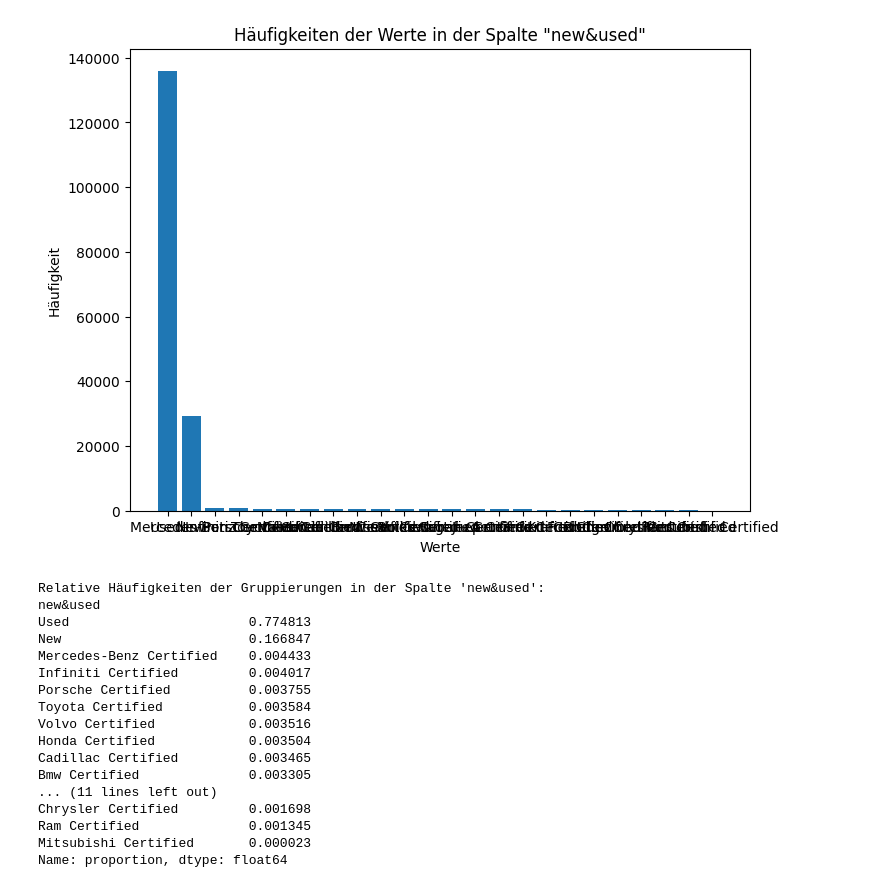
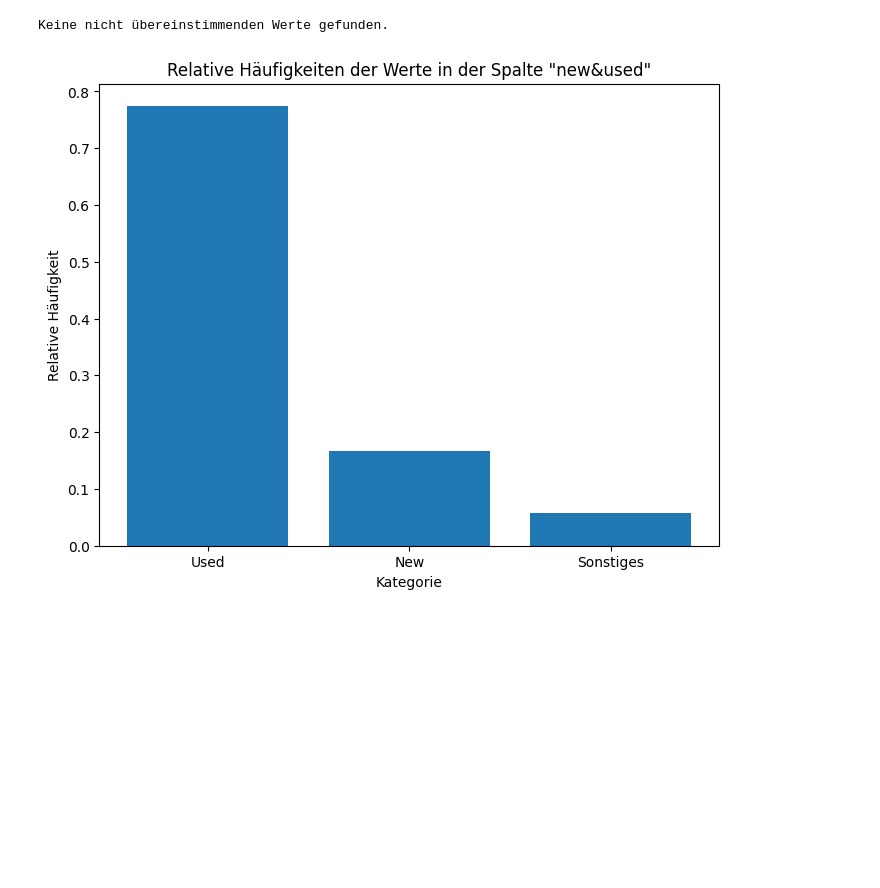
Before and after one commit to maxruffo/NewYorkCars-Analysis, a Jupyter notebook: NoteBook.ipynb, the cells around one changed output. Drawn from its saved outputs; the diff is of its cells as text; code cells hidden in the pictures; blank space fills up the shorter version.

```diff
--- a/NoteBook.ipynb
+++ b/NoteBook.ipynb
@@ -14,47 +14,43 @@ columns = df.columns
 # ['new&used', 'name', 'money', 'Exterior color', 'Interior color','Drivetrain', 'MPG', 'Fuel type', 'Transmission', 'Engine', 'Mileage',
 # 'Convenience', 'Entertainment', 'Exterior', 'Safety', 'Seating','Accidents or damage', 'Clean title', '1-owner vehicle','Personal use only',
 #  'brand', 'Year', 'Model', 'currency']
+
+## Add Costum Columns
+# Add Age Column
+max_year_value = df['Year'].max()
+df['Age'] = max_year_value - df['Year']
+
+# Change Column Money to int
+df['money'] = df['money'].astype(str)
+
+# Remove the decimal point from the values and store them as integers
+df['money'] = df['money'].str.replace('.', '', regex=False).astype(int)
+# %%
+numbers_in_name = df['name'].str[:4].astype(int)
+
+mismatched_values = df.loc[numbers_in_name != df['Year'], ['name', 'Year']]
+
+if not mismatched_values.empty:
+    print("Nicht übereinstimmende Werte:")
+    print(mismatched_values)
+else:
+    print("Keine nicht übereinstimmenden Werte gefunden.")
+# %% [output]
+Keine nicht übereinstimmenden Werte gefunden.
 # %%
-import pandas as pd
-import matplotlib.pyplot as plt
-
-# Annahme: Sie haben bereits einen DataFrame namens 'df' mit der Spalte 'new&used'
-
-# Die relativen Häufigkeiten der Gruppierungen in der Spalte 'new&used' berechnen
 relative_frequencies = df['new&used'].value_counts(normalize=True)
 
-# Filtern der relativen Häufigkeiten über 1 Prozent
 filtered_frequencies = relative_frequencies[relative_frequencies > 0.01]
 
-# Summe der relativen Häufigkeiten von Werten unter 1 Prozent berechnen
 sum_others = relative_frequencies[relative_frequencies <= 0.01].sum()
 
-# 'Sonstiges' hinzufügen mit der berechneten Summe
 filtered_frequencies['Sonstiges'] = sum_others
 
-# Balkendiagramm erstellen
 plt.figure(figsize=(8, 6))
 plt.bar(filtered_frequencies.index, filtered_frequencies.values)
-plt.xlabel('Werte')
+plt.xlabel('Kategorie')
 plt.ylabel('Relative Häufigkeit')
 plt.title('Relative Häufigkeiten der Werte in der Spalte "new&used"')
 plt.show()
 # %% [output]
-[figure, old version]
+[figure, new version]
-Relative Häufigkeiten der Gruppierungen in der Spalte 'new&used':
-new&used
-Used                       0.774813
-New                        0.166847
-Mercedes-Benz Certified    0.004433
-Infiniti Certified         0.004017
-Porsche Certified          0.003755
-Toyota Certified           0.003584
-Volvo Certified            0.003516
-Honda Certified            0.003504
-Cadillac Certified         0.003465
-Bmw Certified              0.003305
-... (11 lines left out)
-Chrysler Certified         0.001698
-Ram Certified              0.001345
-Mitsubishi Certified       0.000023
-Name: proportion, dtype: float64
```
Also changed, not shown: parts of 1 cell of this notebook.
